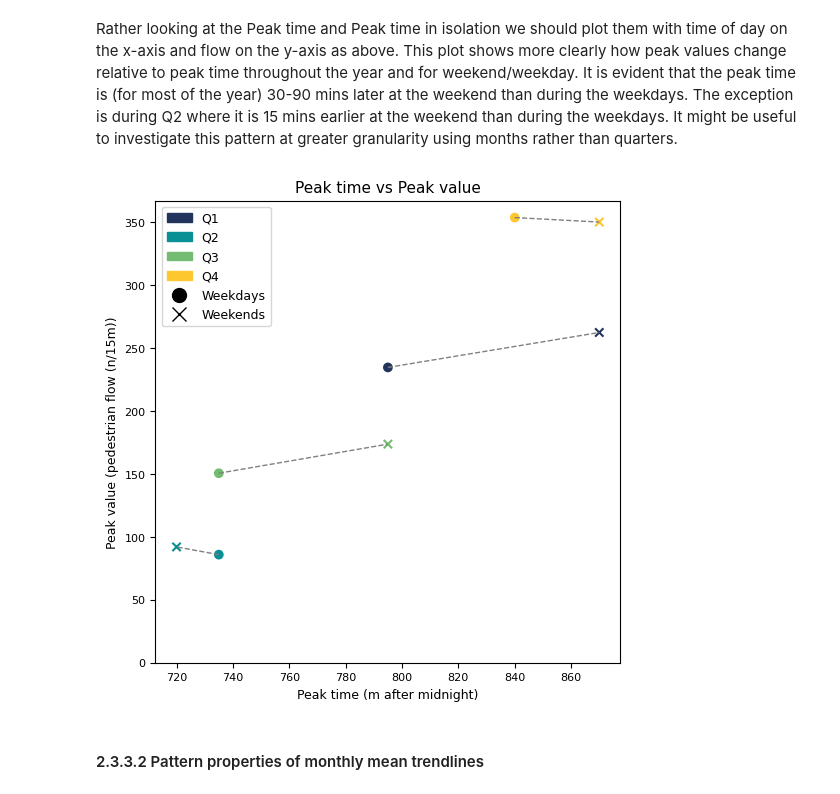
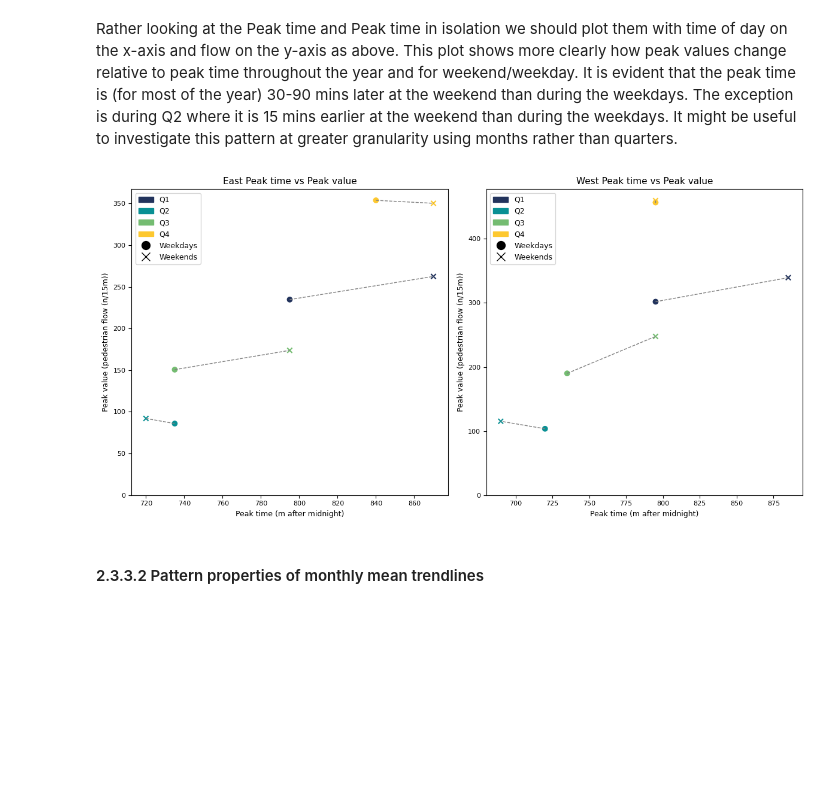
Before and after one commit to carrowmw/mres-project, a Jupyter notebook: analysis_files/2.3_Data_Exploration_Report.ipynb, the cells around one changed output. Drawn from its saved outputs; the diff is of its cells as text; code cells hidden in the pictures; blank space fills up the shorter version.

```diff
--- a/analysis_files/2.3_Data_Exploration_Report.ipynb
+++ b/analysis_files/2.3_Data_Exploration_Report.ipynb
@@ -211,4 +273,11 @@ weekday_mask = (east_df['dt'].dt.weekday < 5)
 # create seperate dataframes for weekdays and weekends
 weekday_east_df = east_df[weekday_mask]
 weekend_east_df = east_df[-weekday_mask]
+
+# create a mask for weekdays (monday-friday)
+weekday_mask = (west_df['dt'].dt.weekday < 5)
+
+# create seperate dataframes for weekdays and weekends
+weekday_west_df = west_df[weekday_mask]
+weekend_west_df = west_df[-weekday_mask]
 # %%
@@ -359,37 +524,43 @@ Rather looking at the Peak time and Peak time in isolation we should plot them w
 # %%
 import matplotlib.lines as mlines
 import matplotlib.patches as mpatches
 
 cmap = matplotlib.colors.ListedColormap([custom_colormap(i/11) for i in range(12)])
 
-fig, ax = plt.subplots(figsize=(6,6))
+fig, ax = plt.subplots(1,2, figsize=(12,6))
 
-for i in range(4):  # Assume there are 12 months in your data
-    # Plot a line between the weekday and weekend points for each month
-    ax.plot([weekday_metrics['peak_time'][i], weekend_metrics['peak_time'][i]],
-            [weekday_metrics['peak_value'][i], weekend_metrics['peak_value'][i]],
-            color='gray', linewidth=1, linestyle='--')
+for direction, metrics_weekday, metrics_weekend, index in zip(['East', 'West'],
+                                                              [east_weekday_metrics, west_weekday_metrics],
+                                                              [east_weekend_metrics, west_weekend_metrics],
+                                                              [0, 1]):
+    for i in range(4):  # Assume there are 12 months in your data
+        # Plot a line between the weekday and weekend points for each month
+        ax[index].plot([metrics_weekday['peak_time'][i], metrics_weekend['peak_time'][i]],
+                       [metrics_weekday['peak_value'][i], metrics_weekend['peak_value'][i]],
+                       color='gray', linewidth=1, linestyle='--')
 
-ax.scatter(weekday_metrics['peak_time'], weekday_metrics['peak_value'], c=weekday_metrics.index, cmap=cmap, marker='o')
-ax.scatter(weekend_metrics['peak_time'], weekend_metrics['peak_value'], c=weekend_metrics.index, cmap=cmap, marker='x')
-ax.set_ylim(0)
-ax.set_xlabel('Peak time (m after midnight)', fontsize=9)
-ax.set_ylabel('Peak value (pedestrian flow (n/15m))', fontsize=9)
-ax.tick_params(labelsize=8)
+    ax[index].scatter(metrics_weekday['peak_time'], metrics_weekday['peak_value'], c=metrics_weekday.index, cmap=cmap, marker='o')
+    ax[index].scatter(metrics_weekend['peak_time'], metrics_weekend['peak_value'], c=metrics_weekend.index, cmap=cmap, marker='x')
+    ax[index].set_ylim(0)
+    ax[index].set_xlabel('Peak time (m after midnight)', fontsize=9)
+    ax[index].set_ylabel('Peak value (pedestrian flow (n/15m))', fontsize=9)
+    ax[index].tick_params(labelsize=8)
 
-# create a legend for quarters
-quarter_handles = [mpatches.Patch(color=cmap(i/3), label=f'Q{i+1}') for i in range(4)]
+    # create a legend for quarters
+    quarter_handles = [mpatches.Patch(color=cmap(i/3), label=f'Q{i+1}') for i in range(4)]
 
-# create a legend for weekdays and weekends
-weekday_line = mlines.Line2D([], [], color='black', marker='o', linestyle='None', markersize=10, label='Weekdays')
-weekend_line = mlines.Line2D([], [], color='black', marker='x', linestyle='None', markersize=10, label='Weekends')
+    # create a legend for weekdays and weekends
+    weekday_line = mlines.Line2D([], [], color='black', marker='o', linestyle='None', markersize=10, label='Weekdays')
+    weekend_line = mlines.Line2D([], [], color='black', marker='x', linestyle='None', markersize=10, label='Weekends')
 
-ax.legend(handles=quarter_handles + [weekday_line, weekend_line], loc='upper left', fontsize=9)
+    ax[index].legend(handles=quarter_handles + [weekday_line, weekend_line], loc='upper left', fontsize=9)
 
-plt.title("Peak time vs Peak value", fontsize=11)
+    ax[index].set_title(f"{direction} Peak time vs Peak value", fontsize=11)
+
+plt.tight_layout()
 plt.show()
 # %% [output]
-[figure, old version]
+[figure, new version]
 # %% [markdown]
 #### 2.3.3.2 Pattern properties of monthly mean trendlines
 # %%
```
Also changed, not shown: parts of 25 cells of this notebook, 39 other files.
